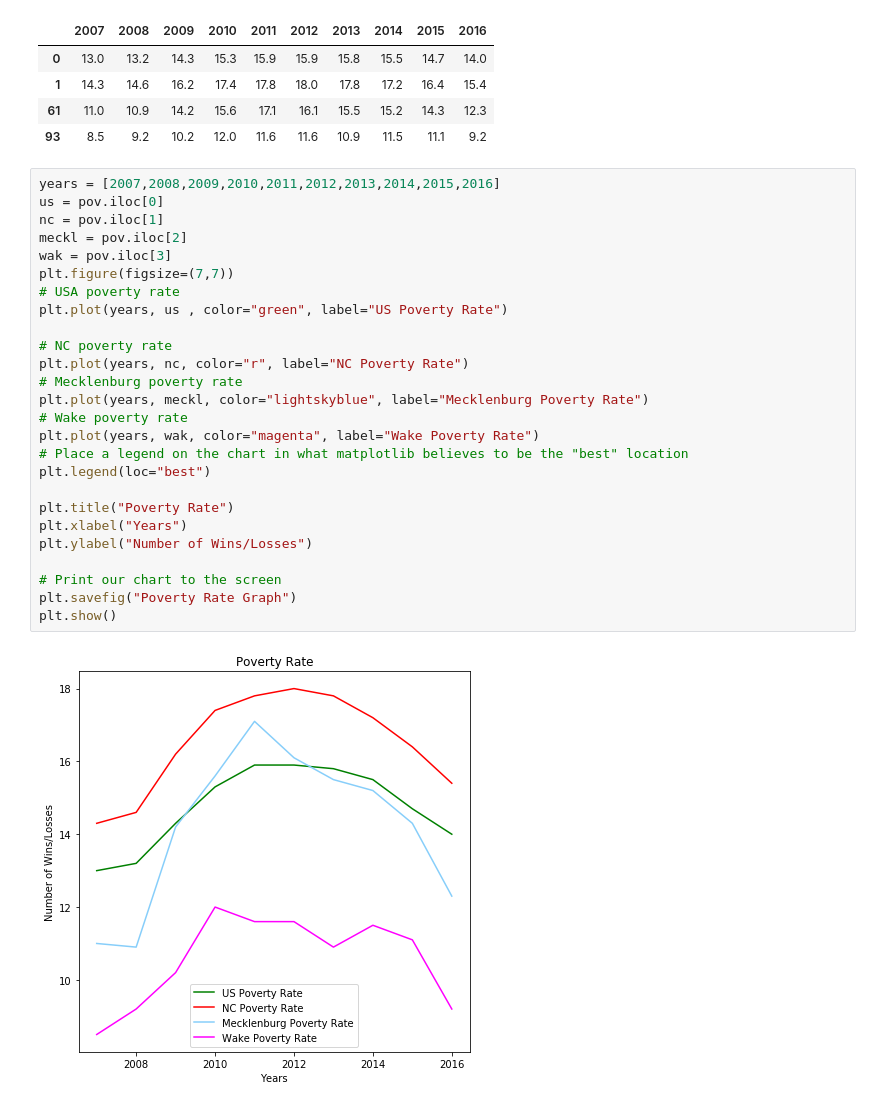
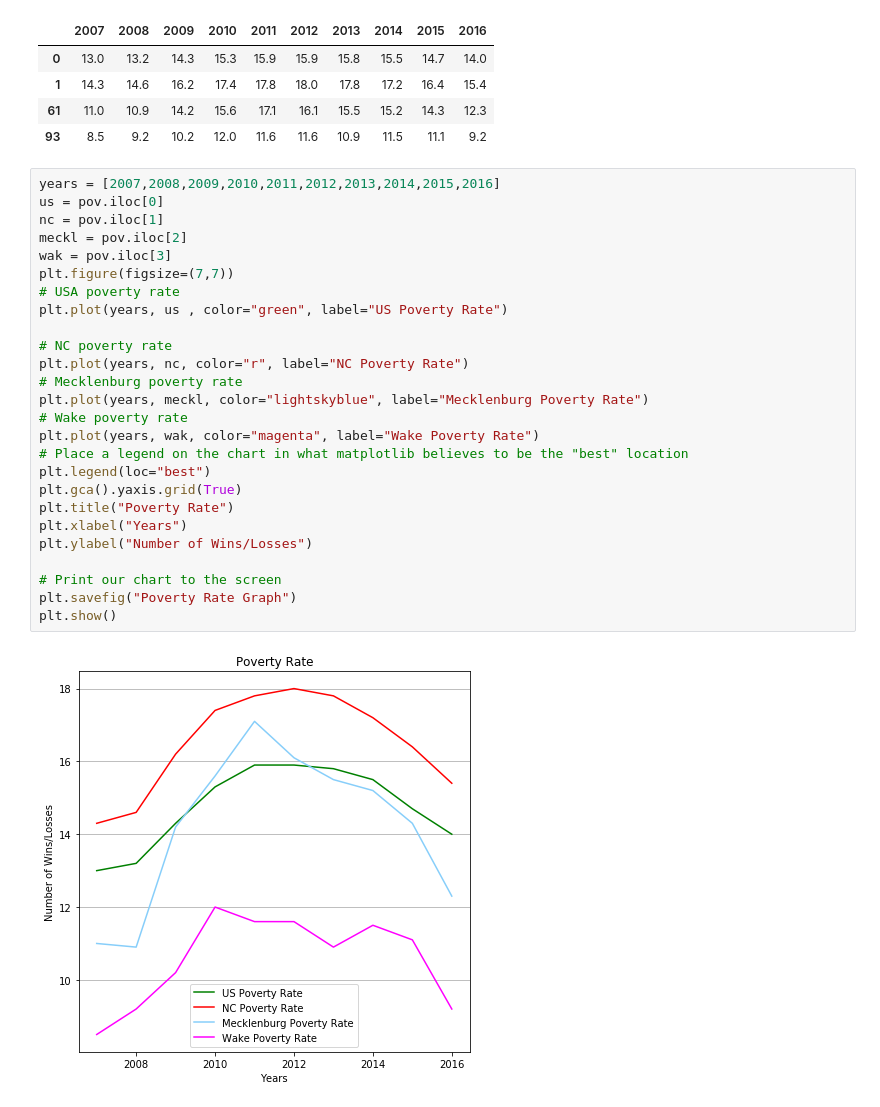
Before and after one commit to JANSSOC/Group6_Project, a Jupyter notebook: Poverty Trends.ipynb, the cells around one changed output. Drawn from its saved outputs; the diff is of its cells as text.

Commit message:
Fixed all my grids Sloat

```diff
--- a/Poverty Trends.ipynb
+++ b/Poverty Trends.ipynb
@@ -96,28 +96,28 @@ pov
 # %%
 years = [2007,2008,2009,2010,2011,2012,2013,2014,2015,2016]
 us = pov.iloc[0]
 nc = pov.iloc[1]
 meckl = pov.iloc[2]
 wak = pov.iloc[3]
 plt.figure(figsize=(7,7))
 # USA poverty rate
 plt.plot(years, us , color="green", label="US Poverty Rate")
 
 # NC poverty rate
 plt.plot(years, nc, color="r", label="NC Poverty Rate")
 # Mecklenburg poverty rate
 plt.plot(years, meckl, color="lightskyblue", label="Mecklenburg Poverty Rate")
 # Wake poverty rate
 plt.plot(years, wak, color="magenta", label="Wake Poverty Rate")
 # Place a legend on the chart in what matplotlib believes to be the "best" location
 plt.legend(loc="best")
-
+plt.gca().yaxis.grid(True)
 plt.title("Poverty Rate")
 plt.xlabel("Years")
 plt.ylabel("Number of Wins/Losses")
 
 # Print our chart to the screen
 plt.savefig("Poverty Rate Graph")
 plt.show()
 # %% [output]
-[figure, old version]
+[figure, new version]
```
Also changed, not shown: 3 other files.
